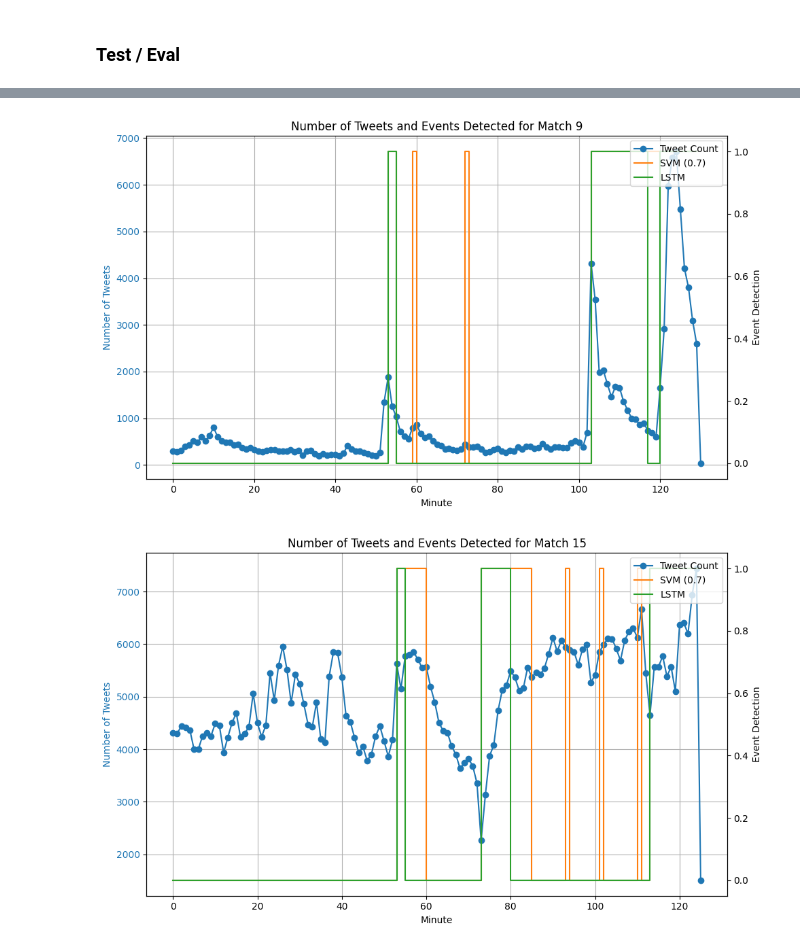
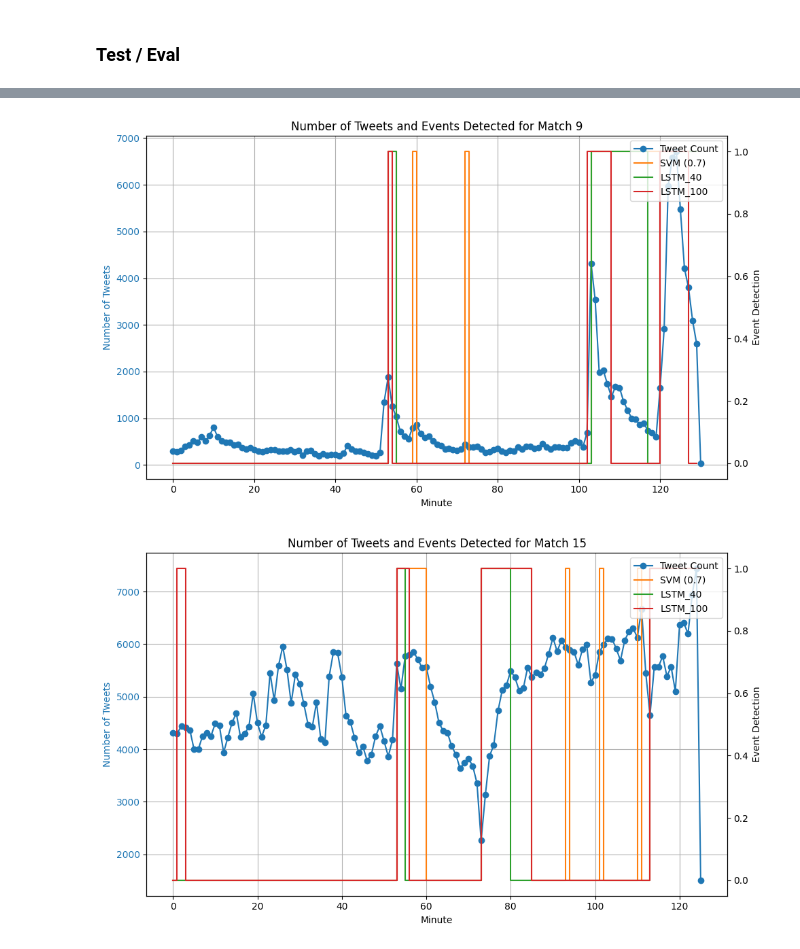
Before and after one commit to adriengoldszal/Sub-event-detection-in-twitter-streams, a Jupyter notebook: dataset_analysis.ipynb, the cells around one changed output, grey strips where cells are left out. Saved outputs shown, nothing was run; the diff lists cells and outputs as text; code cells hidden in the pictures.

Commit message:
lstm 100

```diff
--- a/dataset_analysis.ipynb
+++ b/dataset_analysis.ipynb
@@ -112,12 +112,20 @@ subevent_df['MatchID'] = subevent_df['MatchID'].astype(int)
 subevent_df['Minute'] = subevent_df['Minute'].astype(int)
 
 # Load subevent data from CSV
-subevent_df2 = pd.read_csv("predictions.csv")
+subevent_df2 = pd.read_csv("lstm_40_epochs_predictions.csv")
 
 # Parse MatchID and Minute from the ID column
 subevent_df2[['MatchID', 'Minute']] = subevent_df2['ID'].str.split('_', expand=True)
 subevent_df2['MatchID'] = subevent_df2['MatchID'].astype(int)
 subevent_df2['Minute'] = subevent_df2['Minute'].astype(int)
+
+# Load subevent data from CSV
+subevent_df3 = pd.read_csv("lstm_100_epochs_predictions.csv")
+
+# Parse MatchID and Minute from the ID column
+subevent_df3[['MatchID', 'Minute']] = subevent_df3['ID'].str.split('_', expand=True)
+subevent_df3['MatchID'] = subevent_df3['MatchID'].astype(int)
+subevent_df3['Minute'] = subevent_df3['Minute'].astype(int)
 # %%
 eval_df = pd.read_csv("eval_tweets.csv")
 eval_df['Timestamp'] = pd.to_datetime(eval_df['Timestamp'], unit='ms')
@@ -135,6 +143,7 @@ for match_id, match_data in eval_df.groupby('MatchID'):
     # Filter subevents for the current match
     subevents = subevent_df[subevent_df['MatchID'] == match_id]
     subevents2 = subevent_df2[subevent_df2['MatchID'] == match_id]
+    subevents3 = subevent_df3[subevent_df3['MatchID'] == match_id]
 
     # Create figure and primary axis
     fig, ax1 = plt.subplots(figsize=(10, 6))
@@ -154,7 +163,9 @@ for match_id, match_data in eval_df.groupby('MatchID'):
     ax2.step(subevents['Minute'], subevents['EventType'],
              color='tab:orange', label='SVM (0.7)', where='post')
     ax2.step(subevents2['Minute'], subevents2['EventType'],
-             color='tab:green', label='LSTM', where='post')
+             color='tab:green', label='LSTM_40', where='post')
+    ax2.step(subevents3['Minute'], subevents3['EventType'],
+             color='tab:red', label='LSTM_100', where='post')
     ax2.tick_params(axis='y')
 
     # Combine legends from both axes
@@ -176,2 +187,2 @@ for match_id, match_data in eval_df.groupby('MatchID'):
-[figure, old version]
+[figure, new version]
-[figure, old version]
+[figure, new version]
```
Also changed, not shown: parts of 1 cell of this notebook, 3 other files.
